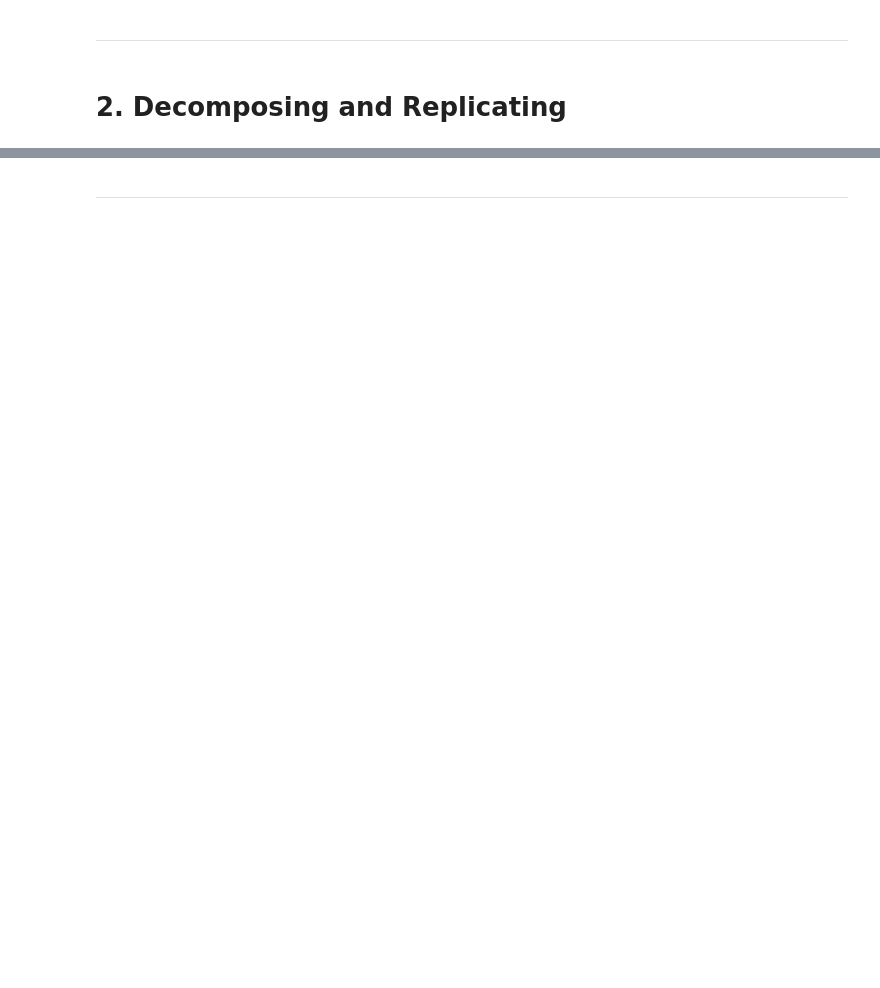
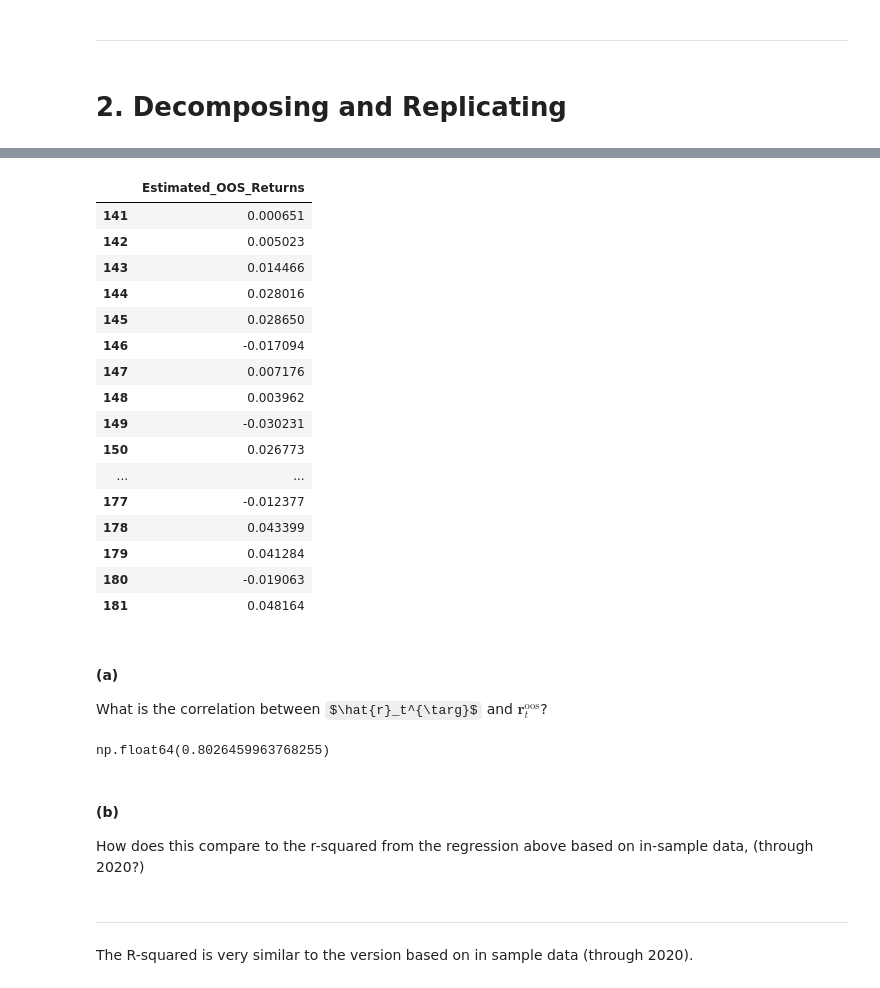
Before and after one commit to ArturoCharleston/finm-data-analysis-2024, a Jupyter notebook: homework/Homework 1 - Using OLS_arturo.ipynb, the cells around one changed output, grey strips where cells are left out. Saved outputs shown, nothing was run; the diff lists cells and outputs as text; code cells hidden in the pictures; some formulas as TeX source; blank space fills up the shorter version.

```diff
--- a/homework/Homework 1 - Using OLS_arturo.ipynb
+++ b/homework/Homework 1 - Using OLS_arturo.ipynb
@@ -159,2 +298,46 @@ How does this compare to the r-squared from the regression above based on in-sam
+# %%
+estimated_oos_returns = model.predict(etf_returns[etf_returns['Date'] > '2020-12-31'].drop(columns=['Date', 'EEM']))
+#oos_model.fit(etf_returns[etf_returns['Date'] > '2020-12-31'].drop(columns=['Date', 'EEM']), etf_returns[etf_returns['Date'] > '2020-12-31'][['EEM']])
+
+# Ensure estimated_oos_returns is a DataFrame
+estimated_oos_returns = pd.DataFrame(estimated_oos_returns, index=etf_returns[etf_returns['Date'] > '2020-12-31'].index, columns=['Estimated_OOS_Returns'])
+
+
+estimated_oos_returns
+# %% [output]
+|  | Estimated_OOS_Returns |
+| 141 | 0.000651 |
+| 142 | 0.005023 |
+| 143 | 0.014466 |
+| 144 | 0.028016 |
+| 145 | 0.028650 |
+| 146 | -0.017094 |
+| 147 | 0.007176 |
+| 148 | 0.003962 |
+| 149 | -0.030231 |
+| 150 | 0.026773 |
+| ... | ... |
+| 177 | -0.012377 |
+| 178 | 0.043399 |
+| 179 | 0.041284 |
+| 180 | -0.019063 |
+| 181 | 0.048164 |
+# %% [markdown]
+#### (a)
+What is the correlation between $\hat{r}_t^{\targ}$ and $\boldsymbol{r}_t^{\text{oos}}$?
+# %%
+actual_returns = etf_returns[etf_returns['Date'] > '2020-12-31'][['EEM']]
+
+combined_df = actual_returns.join(estimated_oos_returns)
+
+combined_df.corr().loc['EEM', 'Estimated_OOS_Returns']
+# %% [output]
+np.float64(0.8026459963768255)
+# %% [markdown]
+
+#### (b)
+How does this compare to the r-squared from the regression above based on in-sample data, (through 2020?)
 # %% [markdown]
 ***
+# %% [markdown]
+The R-squared is very similar to the version based on in sample data (through 2020).
```
Also changed, not shown: parts of 20 cells of this notebook, 1 other file.
